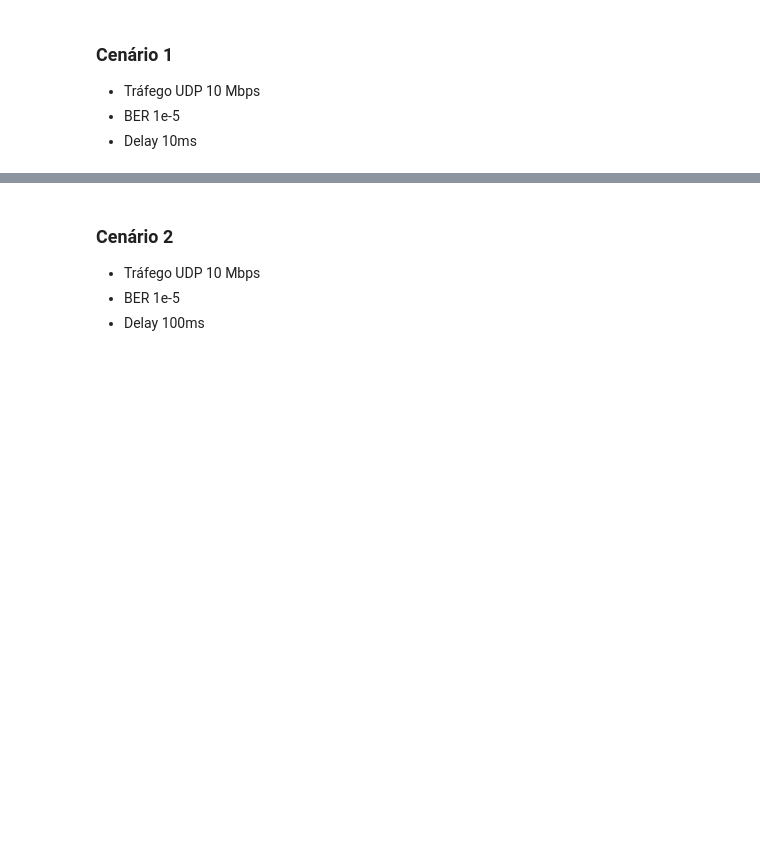
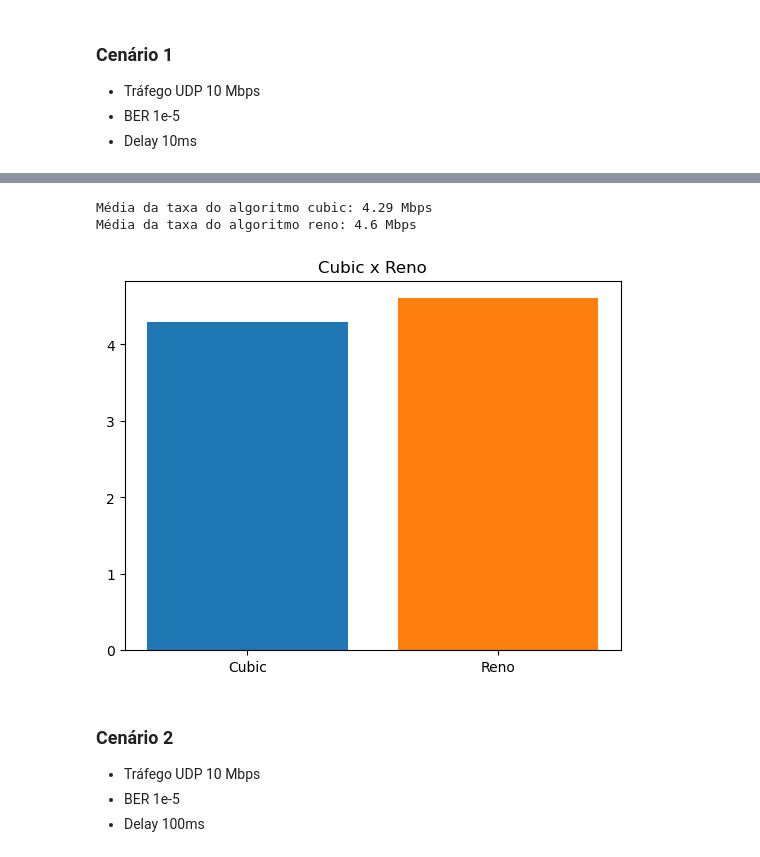
Before and after one commit to andreyadriano/ads-iperf-experiment, a Jupyter notebook: analise_de_dados.ipynb, the cells around one changed output, grey strips where cells are left out. Drawn from its saved outputs; the diff is of its cells as text; code cells hidden in the pictures; blank space fills up the shorter version.

Commit message:
comparar taxa média de transfêrencia em 8 cenários

```diff
--- a/analise_de_dados.ipynb
+++ b/analise_de_dados.ipynb
@@ -90,3 +67,19 @@ dados_udp_10M_ber_1e5_delay_10ms
+# %%
+dados_cenario = dados[(dados['BANDA UDP'] == '10M') & (dados['BER'] == 100000) & (dados['DELAY'] == 10000)]
+dados_cenario_cubic = dados_cenario[dados_cenario['PROTOCOLO'] == 'cubic']
+dados_cenario_reno = dados_cenario[dados_cenario['PROTOCOLO'] == 'reno']
+cubic_taxa_media = dados_cenario_cubic['TAXA DE TRANSFERENCIA'].mean()/1000000
+reno_taxa_media = dados_cenario_reno['TAXA DE TRANSFERENCIA'].mean()/1000000
+print(f"Média da taxa do algoritmo cubic: {cubic_taxa_media:.3} Mbps")
+print(f"Média da taxa do algoritmo reno: {reno_taxa_media:.3} Mbps")
+plt.bar("Cubic",cubic_taxa_media)
+plt.bar("Reno",reno_taxa_media)
+plt.title('Cubic x Reno')
+plt.show()
+# %% [output]
+Média da taxa do algoritmo cubic: 4.29 Mbps
+Média da taxa do algoritmo reno: 4.6 Mbps
+[figure, added]
 # %% [markdown]
 ### Cenário 2
 - Tráfego UDP 10 Mbps
```
Also changed, not shown: parts of 8 cells of this notebook, 1 other file.
